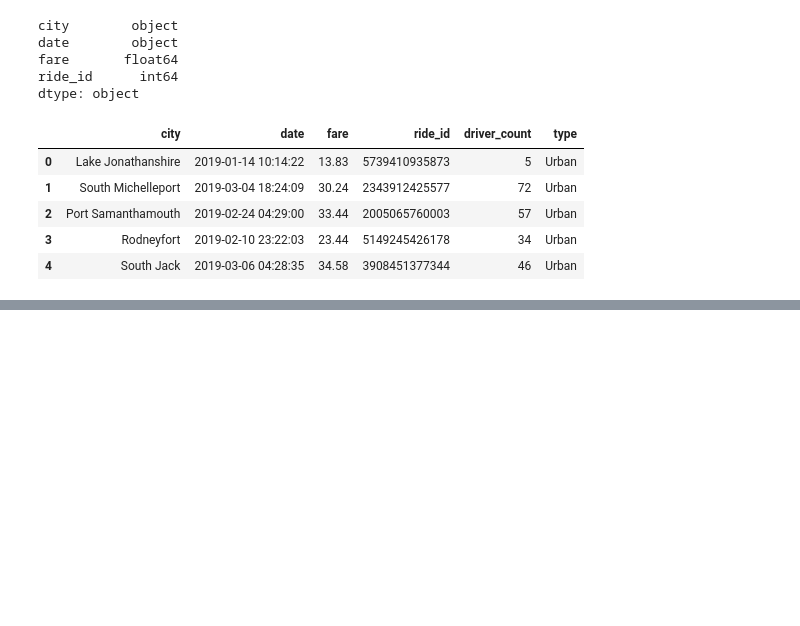
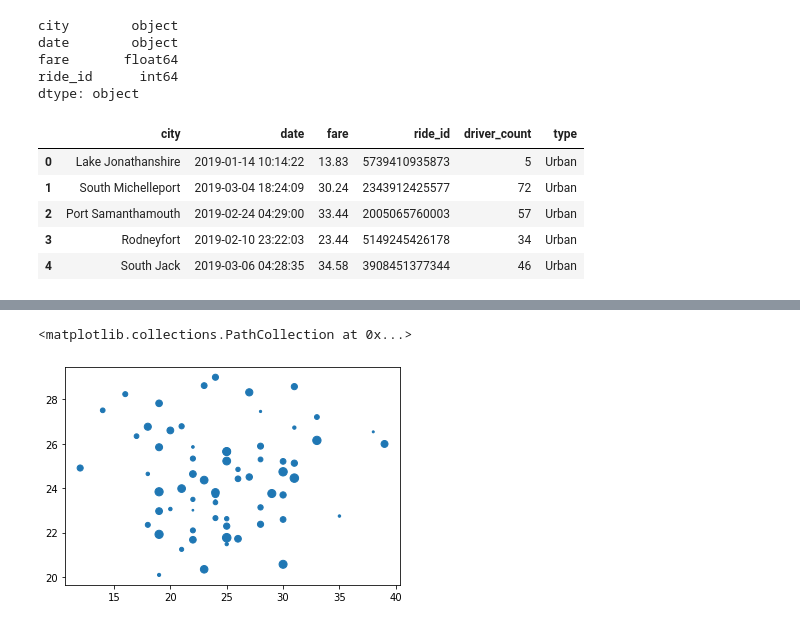
Before and after one commit to jeffblando/Pyber, a Jupyter notebook: Pyber.ipynb, the cells around one changed output, grey strips where cells are left out. Cells and saved outputs as stored; diff of their text form; code cells hidden in the pictures; blank space fills up the shorter version.

Commit message:
created bubble plot

```diff
--- a/Pyber.ipynb
+++ b/Pyber.ipynb
@@ -121,3 +121,7 @@ pyber_data_df.head()
 | 2 | Port Samanthamouth | 2019-02-24 04:29:00 | 33.44 | 2005065760003 | 57 | Urban |
 | 3 | Rodneyfort | 2019-02-10 23:22:03 | 23.44 | 5149245426178 | 34 | Urban |
 | 4 | South Jack | 2019-03-06 04:28:35 | 34.58 | 3908451377344 | 46 | Urban |
+# %%
+# Create the Urban city DataFrame.
+urban_cities_df = pyber_data_df[pyber_data_df["type"] == "Urban"]
+urban_cities_df.head()
@@ -123,0 +139,4 @@ pyber_data_df.head()
+# %%
+# Get the number of rides for urban cities.
+urban_ride_count = urban_cities_df.groupby(["city"]).count()["ride_id"]
+urban_ride_count.head()
@@ -123,0 +156,4 @@ pyber_data_df.head()
+# %%
+# Get average fare for each city in the urban cities.
+urban_avg_fare = urban_cities_df.groupby(["city"]).mean()["fare"]
+urban_avg_fare.head()
@@ -123,0 +172,4 @@ pyber_data_df.head()
+# %%
+# Get the average number of drivers for each urban city.
+urban_driver_count = urban_cities_df.groupby(["city"]).mean()["driver_count"]
+urban_driver_count.head()
@@ -123,0 +188,8 @@ pyber_data_df.head()
+# %%
+# Build the scatter plots for urban cities.
+plt.scatter(urban_ride_count,
+      urban_avg_fare,
+      s=urban_driver_count)
+# %% [output]
+<matplotlib.collections.PathCollection at 0x...>
+[figure, added]
```
Also changed, not shown: parts of 13 cells of this notebook.
